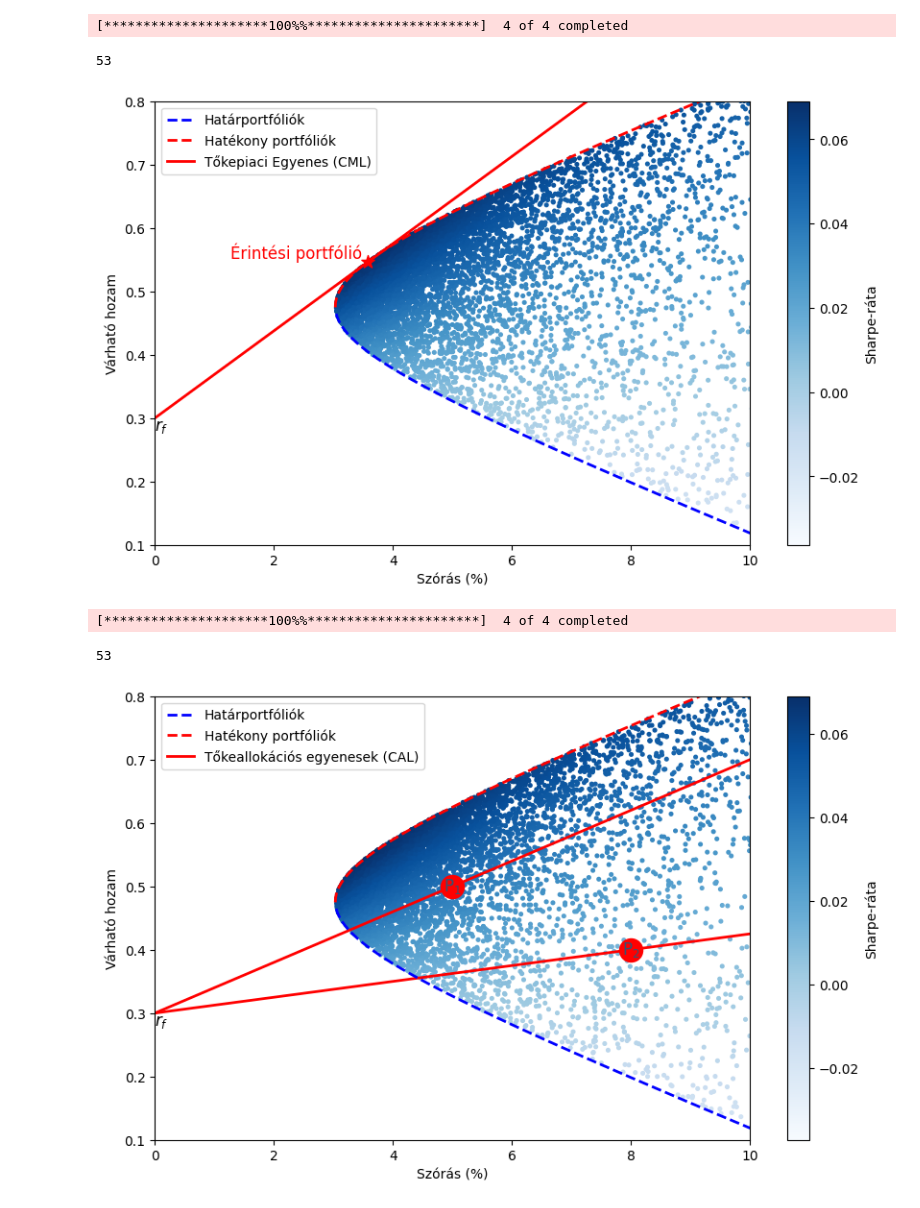
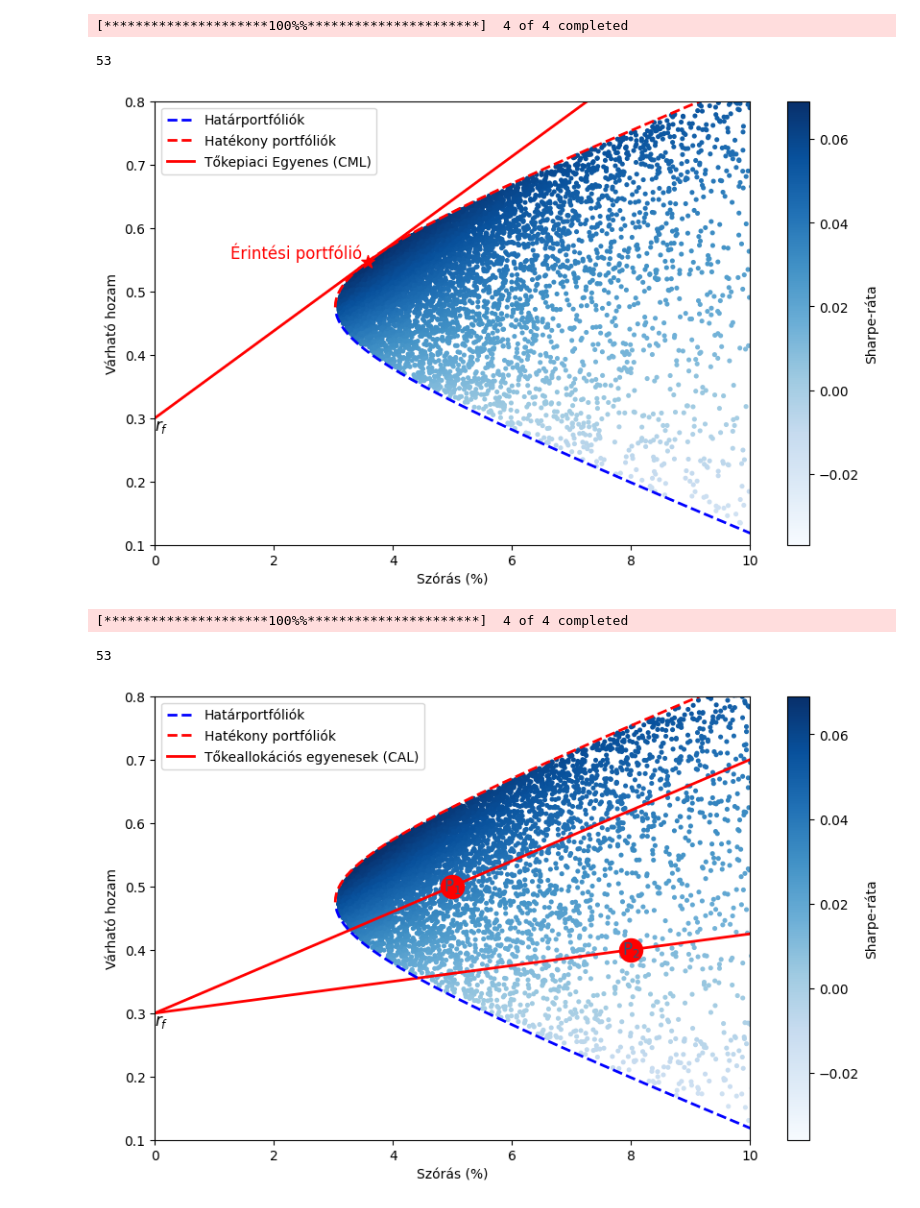
Before and after one commit to hakatiki/ETI-blog, a Jupyter notebook: content/blog/MPT/notebook.ipynb, the cells around one changed output. Saved outputs shown, nothing was run; the diff lists cells and outputs as text; code cells hidden in the pictures.

```diff
--- a/content/blog/MPT/notebook.ipynb
+++ b/content/blog/MPT/notebook.ipynb
@@ -70,7 +70,7 @@ def plot_efficient_frontier(results, exact_frontier_returns, exact_frontier_vola
     plt.ylim(min_y, max_y )  # Expected return range
 
     # Scatter plot for simulated portfolios
-    results[0,:]+=0.015
+    results[0,:]+=0.05
     plt.scatter(results[0,:], results[1,:], c=results[2,:], cmap='Blues', marker='o', s=7, alpha=1)
     plt.colorbar(label='Sharpe-ráta')
 
@@ -150,34 +150,34 @@ U = np.vstack([mu, ones]).T
 M = U.T@ (Sigma_inv@ U)
 M_inv = np.linalg.inv(M)
 desired_returns = np.linspace(min_y, max_y , 100)  # Adjusted to match Manim
 exact_weights_list = []
 exact_risk_list = []
 
 for desired_return in desired_returns:
     u = np.array([desired_return, 1])
     w_star = Sigma_inv@ U@ M_inv@u
     portfolio_risk = np.sqrt(np.dot(w_star.T, np.dot(Sigma, w_star))) * np.sqrt(252)
     exact_weights_list.append(w_star)
     exact_risk_list.append(portfolio_risk)
 
 # Find the minimum variance portfolio
 mvp_weights = minimum_variance_portfolio(Sigma)
 mvp_return, mvp_volatility = portfolio_statistics(mvp_weights, returns, Sigma)
 
 # Find the market portfolio
 market_weights = market_portfolio(mu, Sigma, risk_free_rate)
 market_return, market_volatility = portfolio_statistics(market_weights, returns, Sigma)
 
 # Plot both the simulated and exact efficient frontiers
 plot_efficient_frontier(results, desired_returns, exact_risk_list, mvp_return, mvp_volatility, market_return, market_volatility, risk_free_rate, min_x, max_x, min_y, max_y)
 plt.savefig("../../../static/MPT/MPT2.svg", format='svg', transparent=True, bbox_inches='tight')
 
 # Show the plot
 plt.show()
 # %% [output]
 [*********************100%%**********************]  4 of 4 completed
 53
-[figure, old version]
+[figure, new version]
 # %%
 import numpy as np
 import pandas as pd
@@ -250,7 +250,7 @@ def plot_efficient_frontier(results, exact_frontier_returns, exact_frontier_vola
     plt.ylim(min_y, max_y )  # Expected return range
 
     # Scatter plot for simulated portfolios
-    results[0,:]+=0.015
+    results[0,:]+=0.05
     plt.scatter(results[0,:], results[1,:], c=results[2,:], cmap='Blues', marker='o', s=7, alpha=1)
     plt.colorbar(label='Sharpe-ráta')
 
@@ -359,7 +359,7 @@ plt.show()
 # %% [output]
 [*********************100%%**********************]  4 of 4 completed
 53
-[figure, old version]
+[figure, new version]
 # %%
 import numpy as np
 import pandas as pd
```
Also changed, not shown: parts of 2 cells of this notebook.
